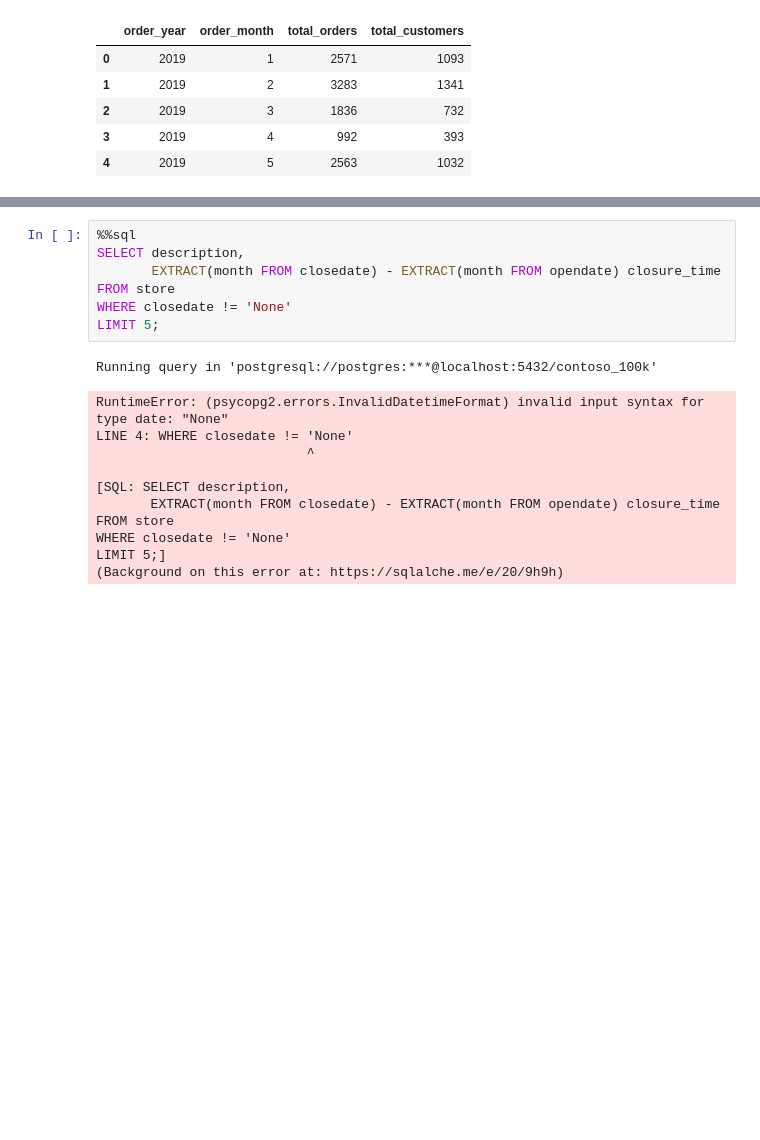
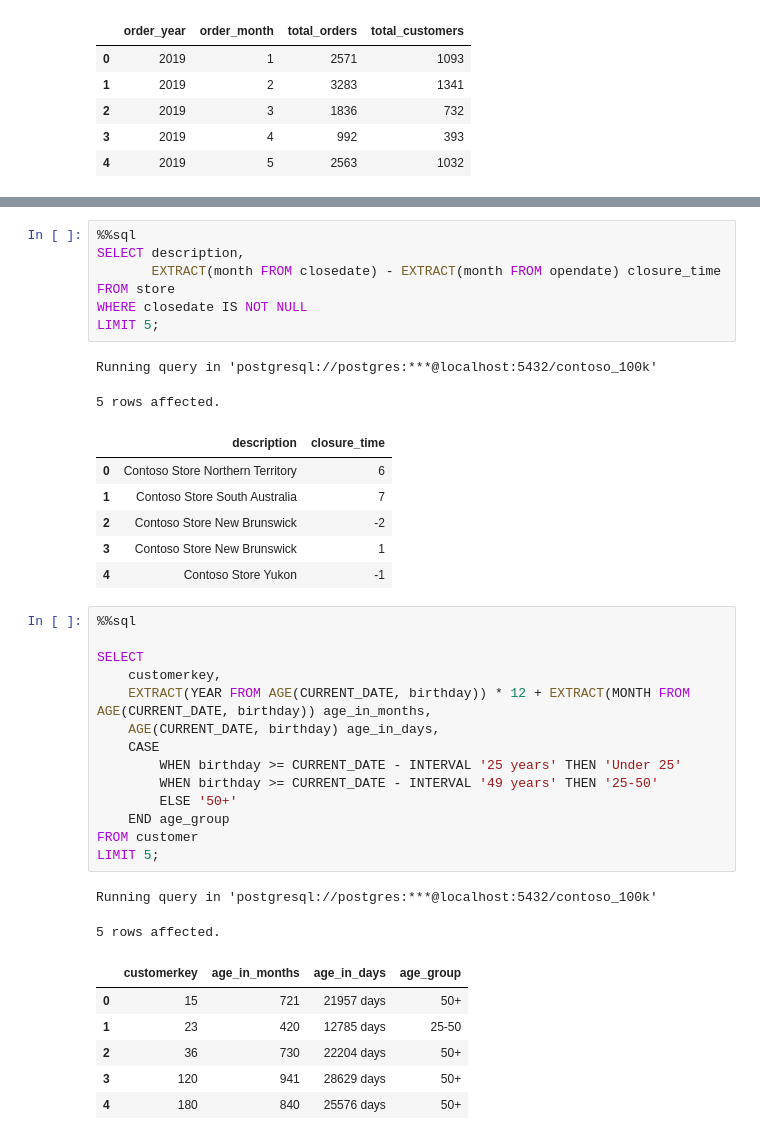
Before and after one commit to JonasWetzel94/google_collab_sql, a Jupyter notebook: Resources/Blank_SQL_Notebook.ipynb, the cells around one changed output, grey strips where cells are left out. Drawn from its saved outputs; the diff is of its cells as text; blank space fills up the shorter version.

Commit message:
date_time_functions

```diff
--- a/Resources/Blank_SQL_Notebook.ipynb
+++ b/Resources/Blank_SQL_Notebook.ipynb
@@ -220,17 +220,37 @@ Running query in 'postgresql://postgres:***@localhost:5432/contoso_100k'
 SELECT description,
        EXTRACT(month FROM closedate) - EXTRACT(month FROM opendate) closure_time
 FROM store
-WHERE closedate != 'None'
+WHERE closedate IS NOT NULL
 LIMIT 5;
 # %% [output]
 Running query in 'postgresql://postgres:***@localhost:5432/contoso_100k'
-RuntimeError: (psycopg2.errors.InvalidDatetimeFormat) invalid input syntax for type date: "None"
-LINE 4: WHERE closedate != 'None'
-                           ^
-
-[SQL: SELECT description,
-       EXTRACT(month FROM closedate) - EXTRACT(month FROM opendate) closure_time
-FROM store
-WHERE closedate != 'None'
-LIMIT 5;]
-(Background on this error at: https://sqlalche.me/e/20/9h9h)
+5 rows affected.
+|  | description | closure_time |
+| 0 | Contoso Store Northern Territory | 6 |
+| 1 | Contoso Store South Australia | 7 |
+| 2 | Contoso Store New Brunswick | -2 |
+| 3 | Contoso Store New Brunswick | 1 |
+| 4 | Contoso Store Yukon | -1 |
+# %%
+%%sql
+
+SELECT
+    customerkey,
+    EXTRACT(YEAR FROM AGE(CURRENT_DATE, birthday)) * 12 + EXTRACT(MONTH FROM AGE(CURRENT_DATE, birthday)) age_in_months,
+    AGE(CURRENT_DATE, birthday) age_in_days,
+    CASE
+        WHEN birthday >= CURRENT_DATE - INTERVAL '25 years' THEN 'Under 25'
+        WHEN birthday >= CURRENT_DATE - INTERVAL '49 years' THEN '25-50'
+        ELSE '50+'
+    END age_group
+FROM customer
+LIMIT 5;
+# %% [output]
+Running query in 'postgresql://postgres:***@localhost:5432/contoso_100k'
+5 rows affected.
+|  | customerkey | age_in_months | age_in_days | age_group |
+| 0 | 15 | 721 | 21957 days | 50+ |
+| 1 | 23 | 420 | 12785 days | 25-50 |
+| 2 | 36 | 730 | 22204 days | 50+ |
+| 3 | 120 | 941 | 28629 days | 50+ |
+| 4 | 180 | 840 | 25576 days | 50+ |
```
Also changed, not shown: parts of 4 cells of this notebook.
